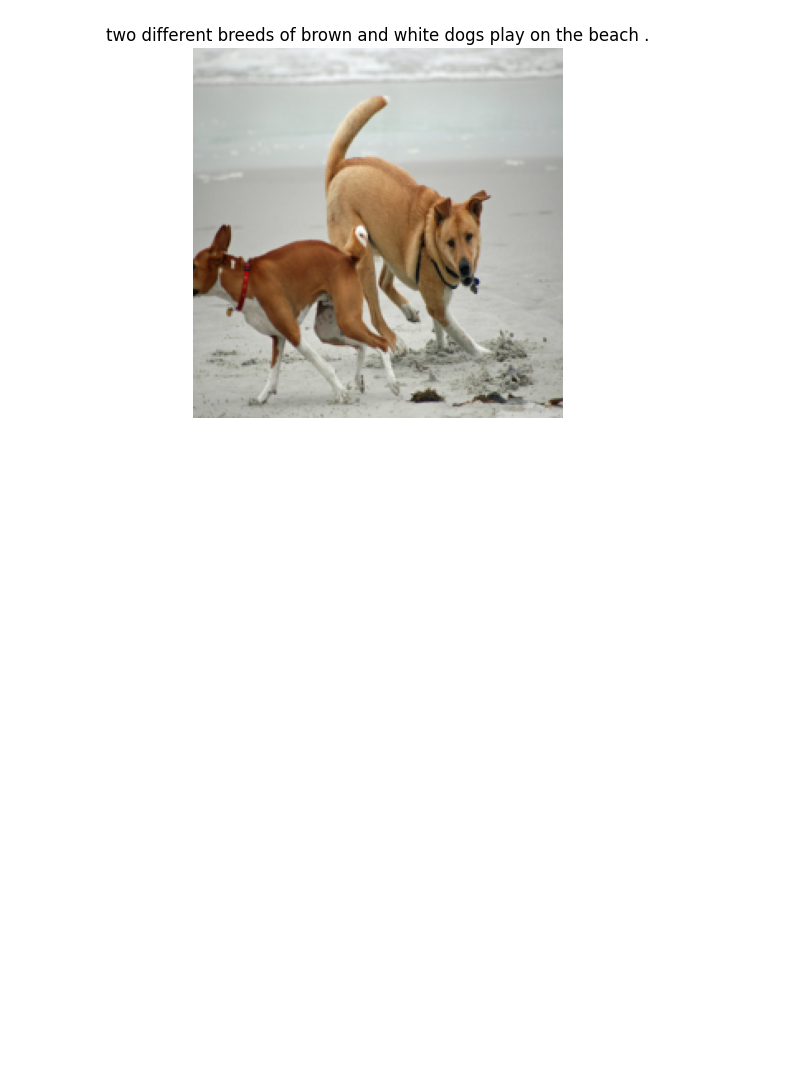
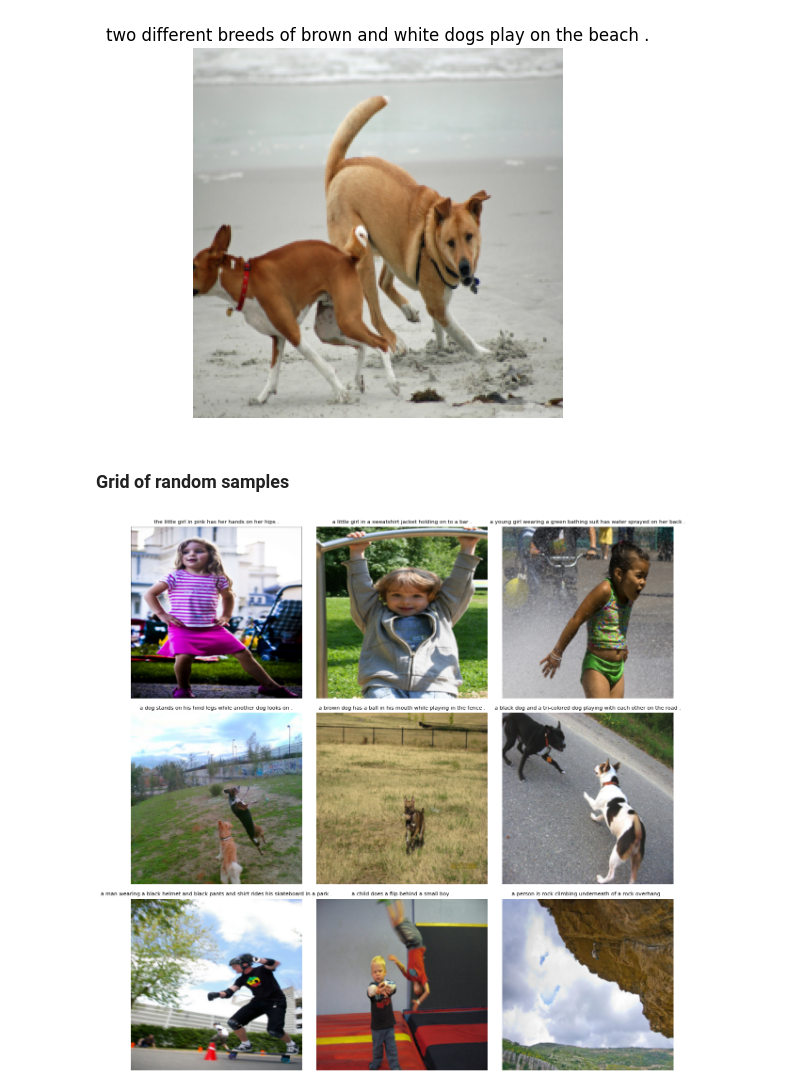
Before and after one commit to anees555/image-captioning-transformer, a Jupyter notebook: notebooks/experiment.ipynb, the cells around one changed output. Saved outputs shown, nothing was run; the diff lists cells and outputs as text; code cells hidden in the pictures; blank space fills up the shorter version.

Commit message:
Performed visualization

```diff
--- a/notebooks/experiment.ipynb
+++ b/notebooks/experiment.ipynb
@@ -58,3 +59,20 @@ plt.title(decode_caption(caption_tensor))
 plt.show()
 # %% [output]
 [figure]
+# %% [markdown]
+### Grid of random samples
+# %%
+plt.figure(figsize=(12,12))
+for i in range(9):
+    idx = random.randint(0, len(dataset) - 1)
+    image, caption_tensor = dataset[idx]
+    image_display = image * std + mean
+    image_display = F.to_pil_image(image_display)
+    plt.subplot(3,3,i+1)
+    plt.imshow(image_display)
+    plt.axis('off')
+    plt.title(decode_caption(caption_tensor), fontsize=8)
+plt.tight_layout()
+plt.show()
+# %% [output]
+[figure, added]
```
Also changed, not shown: parts of 4 cells of this notebook.
